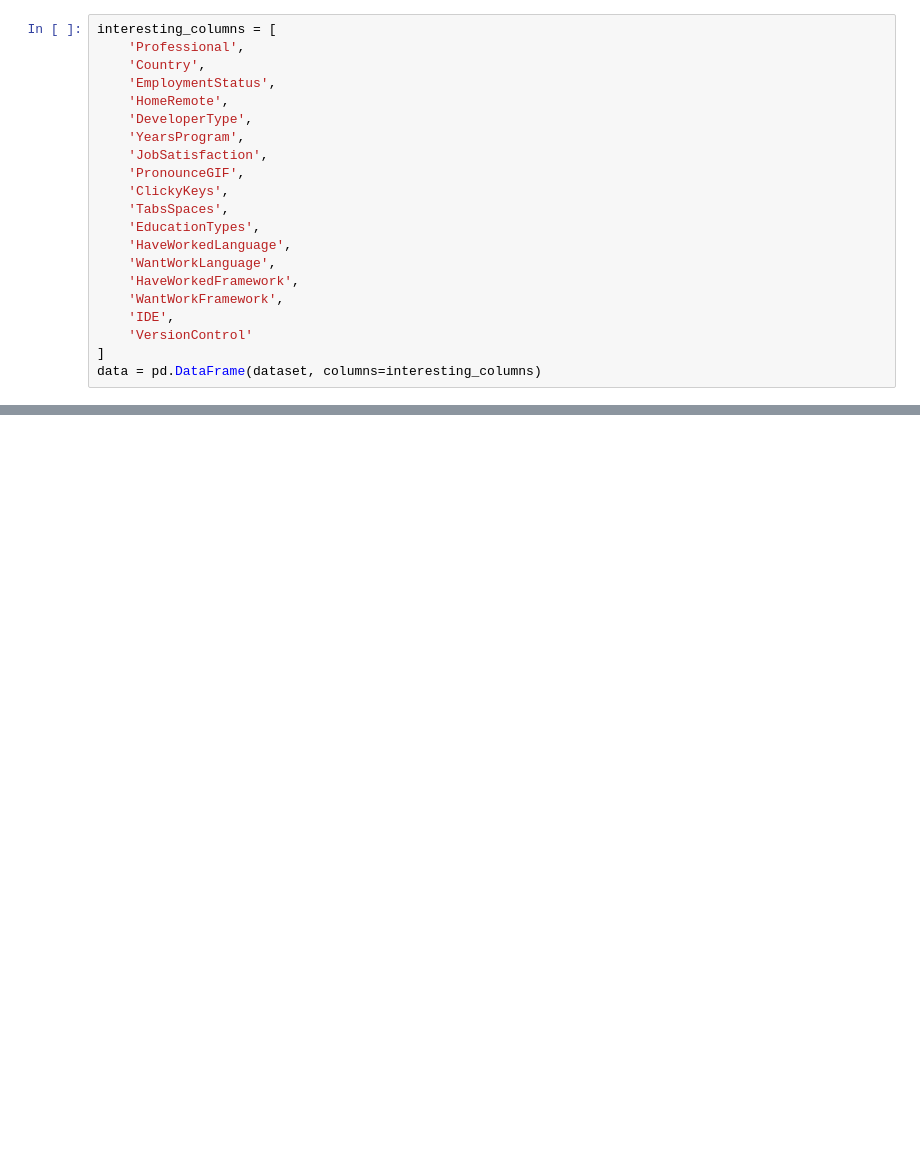
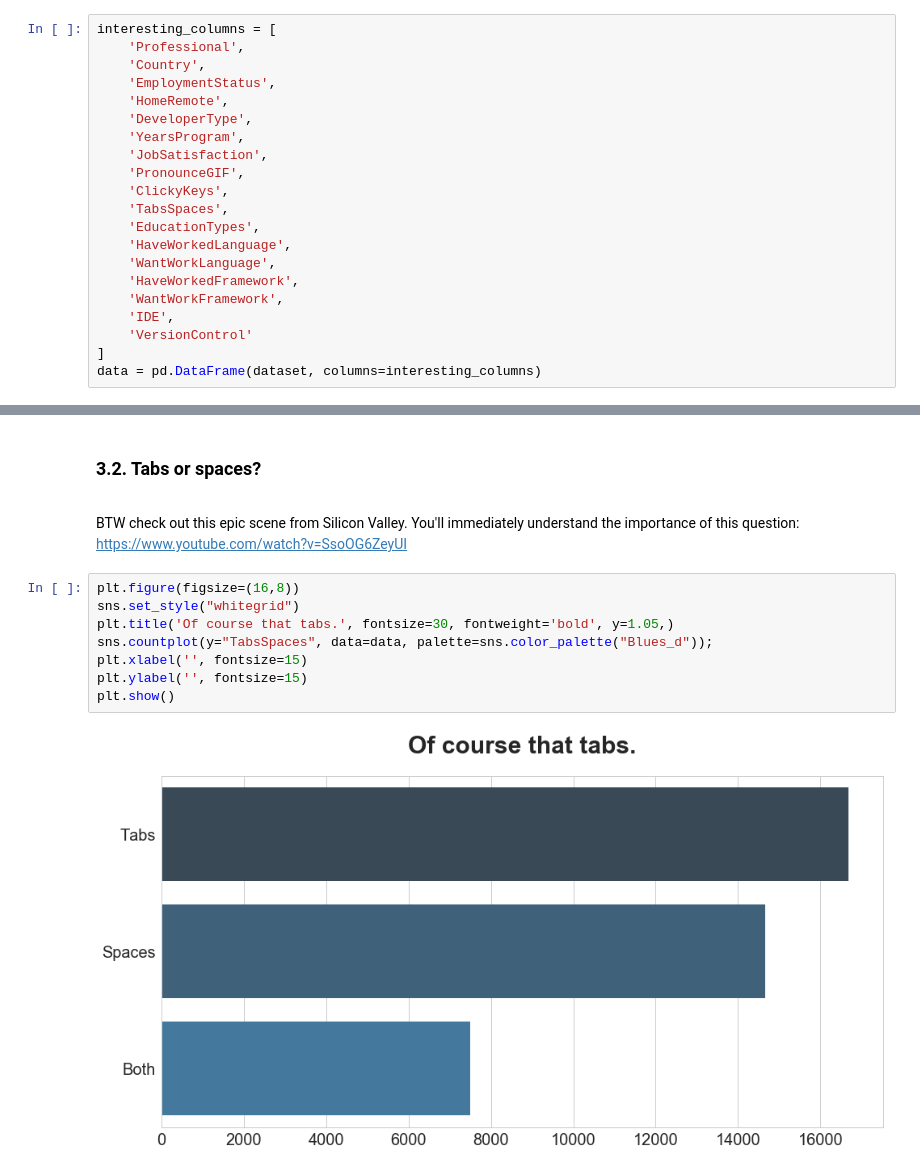
Before and after one commit to SkalskiP/ILearnMachineLearning.py, a Jupyter notebook: 0_Kaggle_projects/How To Pronounce GIF.ipynb, the cells around one changed output, grey strips where cells are left out. Cells and saved outputs as stored; diff of their text form; blank space fills up the shorter version.

```diff
--- a/0_Kaggle_projects/How To Pronounce GIF.ipynb
+++ b/0_Kaggle_projects/How To Pronounce GIF.ipynb
@@ -82,0 +89,15 @@ plt.show()
+# %% [markdown]
+### 3.2. Tabs or spaces?
+<a id="tabs_or_spaces"></a>
+# %% [markdown]
+BTW check out this epic scene from Silicon Valley. You'll immediately understand the importance of this question: https://www.youtube.com/watch?v=SsoOG6ZeyUI
+# %%
+plt.figure(figsize=(16,8))
+sns.set_style("whitegrid")
+plt.title('Of course that tabs.', fontsize=30, fontweight='bold', y=1.05,)
+sns.countplot(y="TabsSpaces", data=data, palette=sns.color_palette("Blues_d"));
+plt.xlabel('', fontsize=15)
+plt.ylabel('', fontsize=15)
+plt.show()
+# %% [output]
+[figure, added]
```
Also changed, not shown: parts of 17 cells of this notebook.
